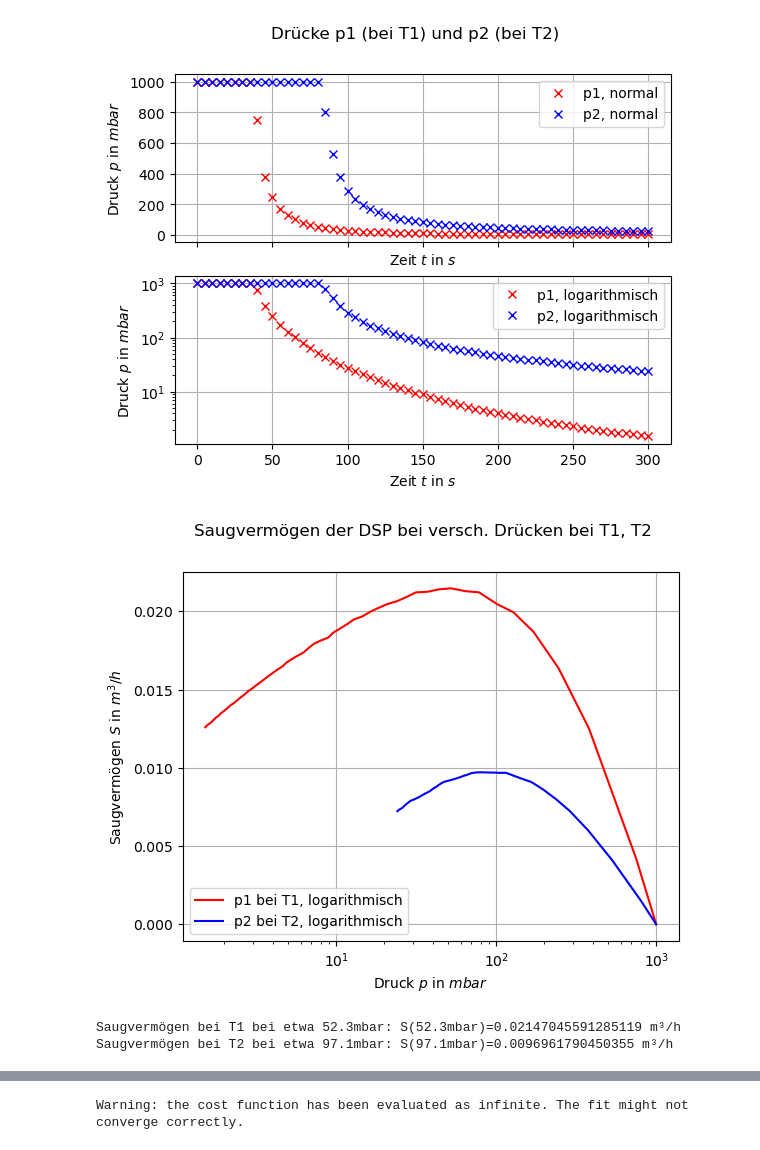
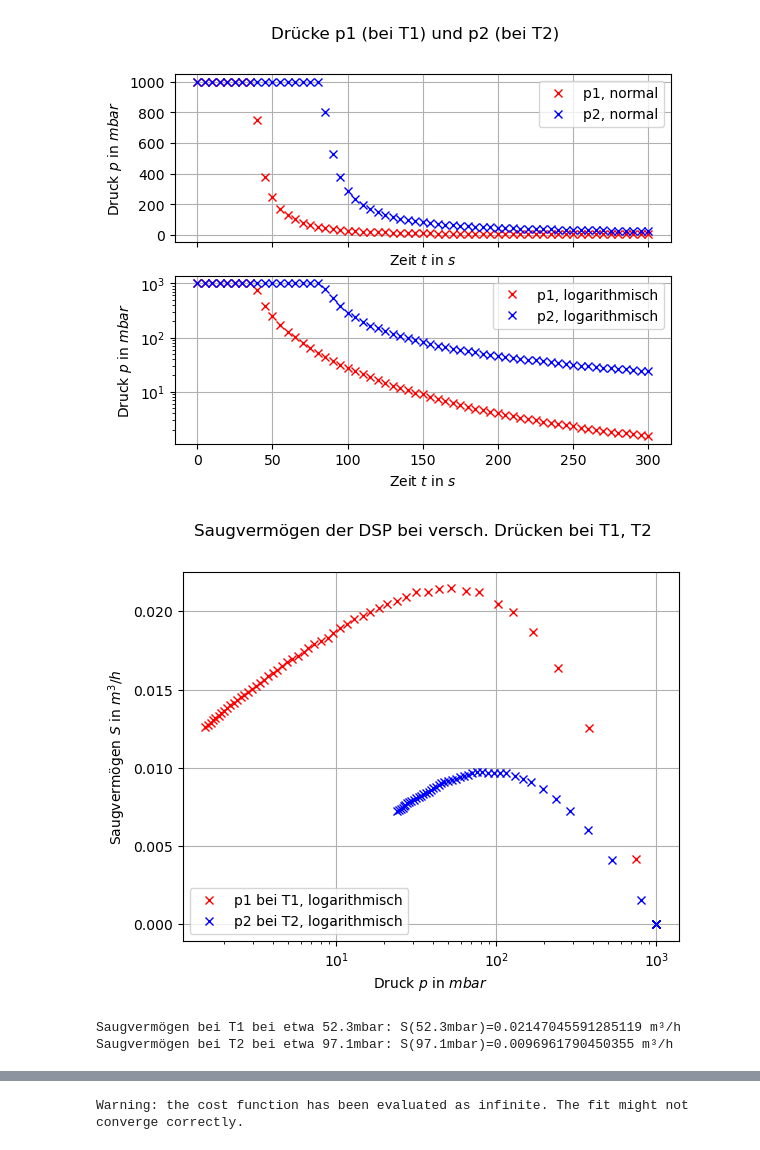
Before and after one commit to MRNock04/P2, a Jupyter notebook: Vakuum/Vakuum.ipynb, the cells around one changed output, grey strips where cells are left out. Cells and saved outputs as stored; diff of their text form; code cells hidden in the pictures.

```diff
--- a/Vakuum/Vakuum.ipynb
+++ b/Vakuum/Vakuum.ipynb
@@ -351,24 +344,24 @@ for ax in ax2:
 # %%
 saugvermögen2_p1 = - ( ges_vol_rohr / t_5min[1:] ) * np.log(druck_p1_2_2[1:] / druck_p1_2_2[1]) * 60
 saugvermögen2_p2 = - ( ges_vol_rohr / t_5min[1:] ) * np.log(druck_p2_2_2[1:] / druck_p2_2_2[1]) * 60
 
 fig3, ax3 = plt.subplots()
-ax3.plot(druck_p1_2_2[1:], saugvermögen2_p1, color="red", label="p1 bei T1, logarithmisch")
-ax3.plot(druck_p2_2_2[1:], saugvermögen2_p2, color="blue", label="p2 bei T2, logarithmisch")
+ax3.plot(druck_p1_2_2[1:], saugvermögen2_p1, "rx", label="p1 bei T1, logarithmisch")
+ax3.plot(druck_p2_2_2[1:], saugvermögen2_p2, "bx", label="p2 bei T2, logarithmisch")
 ax3.set_xscale("log")
 ax3.legend(), ax3.grid()
 fig3.suptitle("Saugvermögen der DSP bei versch. Drücken bei T1, T2")
 ax3.set(xlabel="Druck $p$ in $mbar$", ylabel="Saugvermögen $S$ in $m^3/h$")
 plt.show()
 
 
 saugvermögen2_p1_50mbar = -60*(ges_vol_rohr/t_5min[16])*np.log(druck_p1_2_2[16]/druck_p1_2_2[1])
 print(f"Saugvermögen bei T1 bei etwa 52.3mbar: S(52.3mbar)={saugvermögen2_p1_50mbar} m³/h")
 
 saugvermögen2_p2_100mbar = -60*(ges_vol_rohr/t_5min[28])*np.log(druck_p2_2_2[28]/druck_p2_2_2[1])
 print(f"Saugvermögen bei T2 bei etwa 97.1mbar: S(97.1mbar)={saugvermögen2_p2_100mbar} m³/h")
 # %% [output]
-[figure, old version]
+[figure, new version]
 Saugvermögen bei T1 bei etwa 52.3mbar: S(52.3mbar)=0.02147045591285119 m³/h
 Saugvermögen bei T2 bei etwa 97.1mbar: S(97.1mbar)=0.0096961790450355 m³/h
 # %% [markdown]
```
Also changed, not shown: parts of 20 cells of this notebook.
